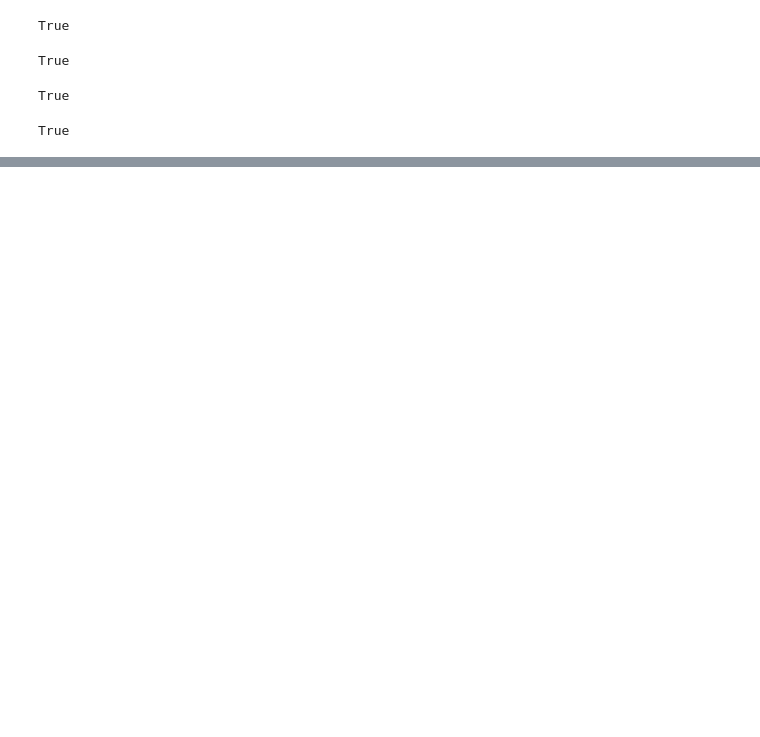
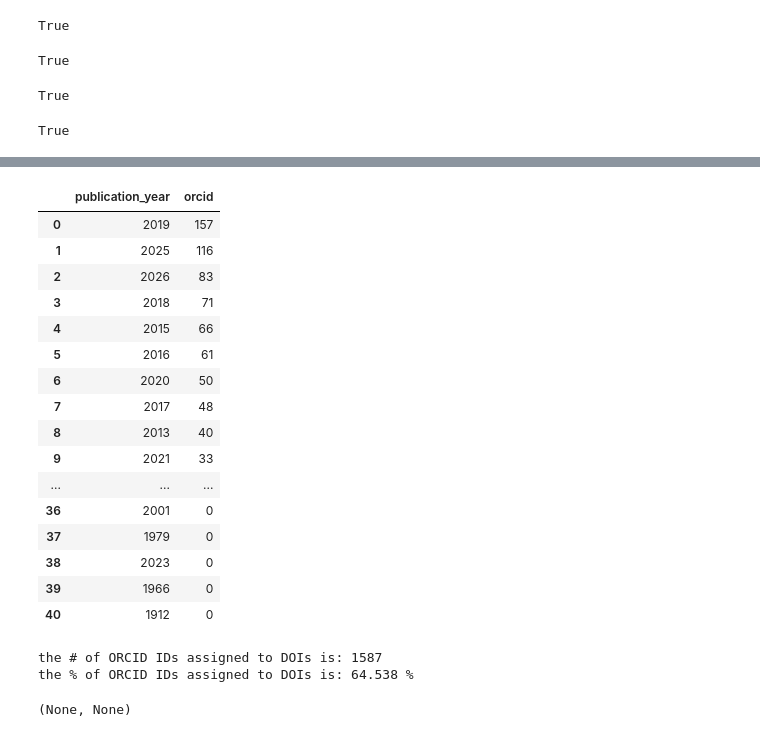
Before and after one commit to senderrr/OpenAlex, a Jupyter notebook: OpenAlexSourceVisuals.ipynb, the cells around one changed output, grey strips where cells are left out. Cells and saved outputs as stored; diff of their text form; code cells hidden in the pictures; blank space fills up the shorter version.

```diff
--- a/OpenAlexSourceVisuals.ipynb
+++ b/OpenAlexSourceVisuals.ipynb
@@ -69,0 +101,27 @@ topics_display_name_ror.head(15).reset_index(drop=True)
+# %%
+df['orcid'].isna().groupby(df['publication_year']).sum().reset_index().sort_values(by=['orcid'], ascending=False).reset_index(drop=True)
+# %% [output]
+|  | publication_year | orcid |
+| 0 | 2019 | 157 |
+| 1 | 2025 | 116 |
+| 2 | 2026 | 83 |
+| 3 | 2018 | 71 |
+| 4 | 2015 | 66 |
+| 5 | 2016 | 61 |
+| 6 | 2020 | 50 |
+| 7 | 2017 | 48 |
+| 8 | 2013 | 40 |
+| 9 | 2021 | 33 |
+| ... | ... | ... |
+| 36 | 2001 | 0 |
+| 37 | 1979 | 0 |
+| 38 | 2023 | 0 |
+| 39 | 1966 | 0 |
+| 40 | 1912 | 0 |
+# %%
+topics_display_name_orcid_perc = df['orcid'].count()
+print('the # of ORCID IDs assigned to DOIs is:', topics_display_name_orcid_perc), print('the % of ORCID IDs assigned to DOIs is:', round(topics_display_name_orcid_perc / len(df) * 100, 3),'%')
+# %% [output]
+the # of ORCID IDs assigned to DOIs is: 1587
+the % of ORCID IDs assigned to DOIs is: 64.538 %
+(None, None)
```
Also changed, not shown: parts of 8 cells of this notebook.
